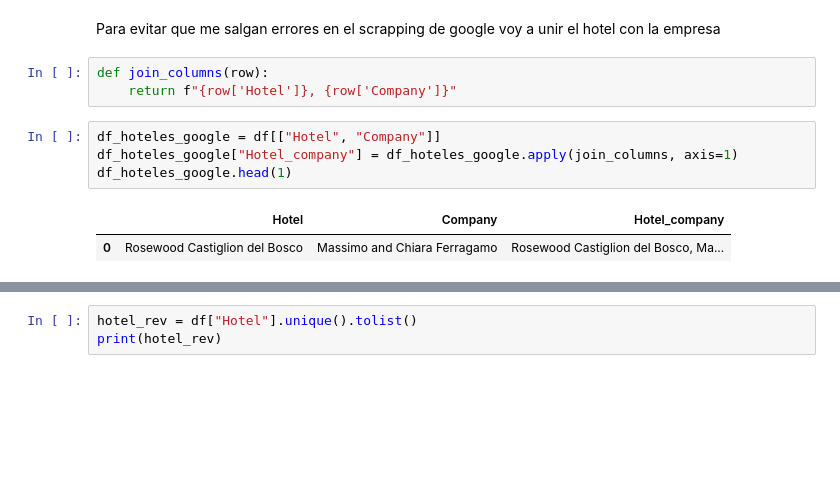
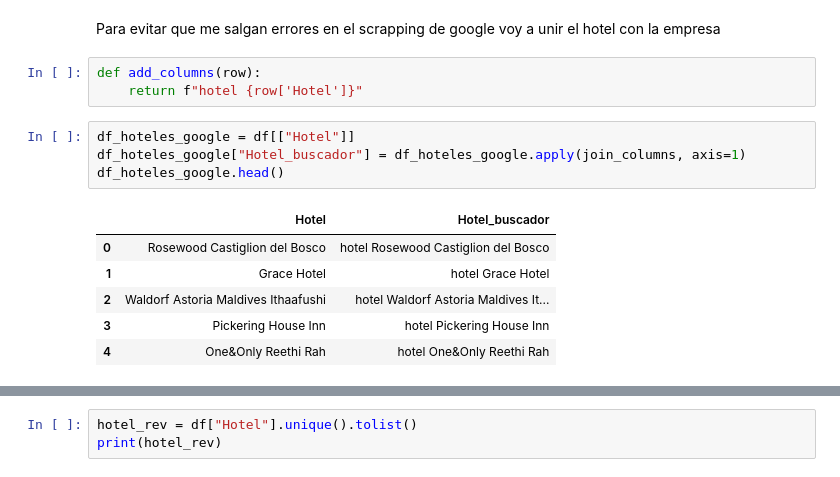
Before and after one commit to Belengasset/ETL_project, a Jupyter notebook: Extraccion_datos_web.ipynb, the cells around one changed output, grey strips where cells are left out. Cells and saved outputs as stored; diff of their text form; blank space fills up the shorter version.

Commit message:
scraping google mejorado

```diff
--- a/Extraccion_datos_web.ipynb
+++ b/Extraccion_datos_web.ipynb
@@ -49,12 +49,16 @@ df
 # %% [markdown]
 Para evitar que me salgan errores en el scrapping de google voy a unir el hotel con la empresa
 # %%
-def join_columns(row):
-    return f"{row['Hotel']}, {row['Company']}"
+def add_columns(row):
+    return f"hotel {row['Hotel']}"
 # %%
-df_hoteles_google = df[["Hotel", "Company"]]
-df_hoteles_google["Hotel_company"] = df_hoteles_google.apply(join_columns, axis=1)
-df_hoteles_google.head(1)
+df_hoteles_google = df[["Hotel"]]
+df_hoteles_google["Hotel_buscador"] = df_hoteles_google.apply(join_columns, axis=1)
+df_hoteles_google.head()
 # %% [output]
-|  | Hotel | Company | Hotel_company |
-| 0 | Rosewood Castiglion del Bosco | Massimo and Chiara Ferragamo | Rosewood Castiglion del Bosco, Ma... |
+|  | Hotel | Hotel_buscador |
+| 0 | Rosewood Castiglion del Bosco | hotel Rosewood Castiglion del Bosco |
+| 1 | Grace Hotel | hotel Grace Hotel |
+| 2 | Waldorf Astoria Maldives Ithaafushi | hotel Waldorf Astoria Maldives It... |
+| 3 | Pickering House Inn | hotel Pickering House Inn |
+| 4 | One&Only Reethi Rah | hotel One&Only Reethi Rah |
```
Also changed, not shown: parts of 8 cells of this notebook.
